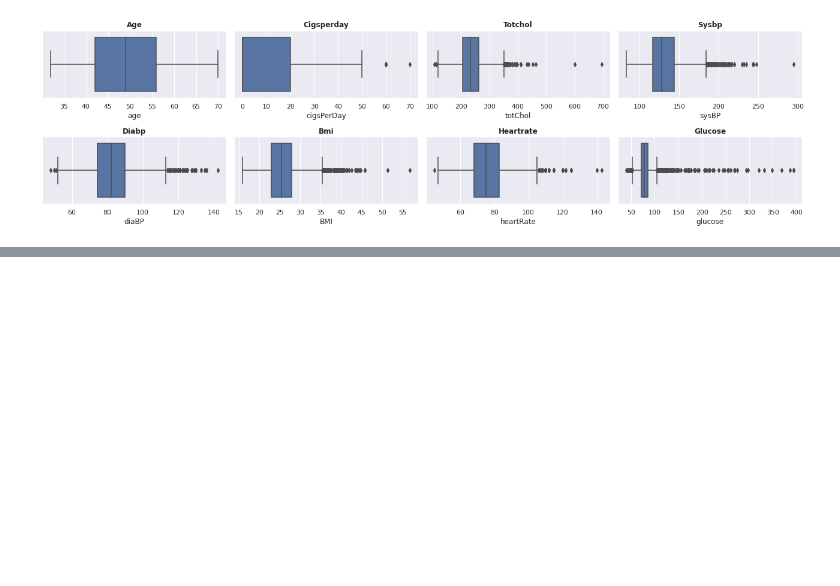
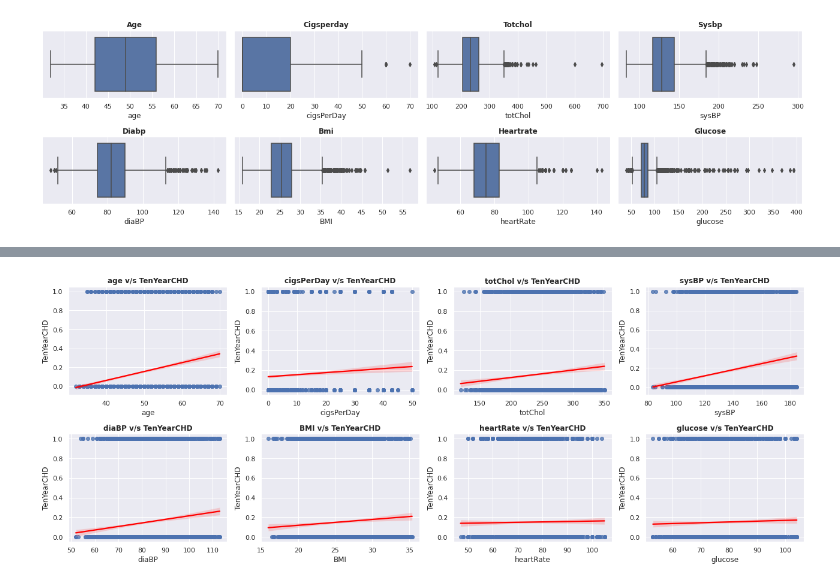
Before and after one commit to FarazAhmad2/Cardiovascular-Risk-Prediction, a Jupyter notebook: Cardiovascular_Risk_Prediction_Capstone_Project.ipynb, the cells around one changed output, grey strips where cells are left out. Saved outputs shown, nothing was run; the diff lists cells and outputs as text; code cells hidden in the pictures; blank space fills up the shorter version.

```diff
--- a/Cardiovascular_Risk_Prediction_Capstone_Project.ipynb
+++ b/Cardiovascular_Risk_Prediction_Capstone_Project.ipynb
@@ -225,0 +246,10 @@ for col in numeric_features:
+# %%
+# Checking relationship between numeric features and target variable
+plt.figure(figsize=(18,7))
+for n,col in enumerate(numeric_features ):
+  plt.subplot(2, 4, n+1)
+  sns.regplot(x = df1[col], y =df1['TenYearCHD'],line_kws={"color": "red"})
+  plt.title(f'{col} v/s TenYearCHD',weight='bold')
+  plt.tight_layout()
+# %% [output]
+[figure, added]
```
Also changed, not shown: parts of 7 cells of this notebook.
